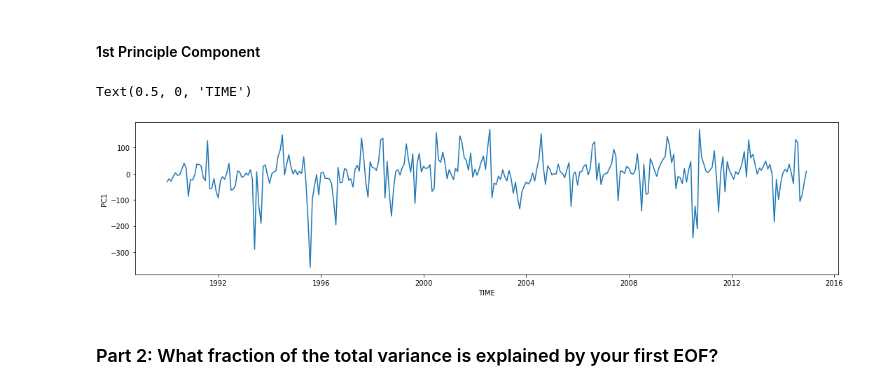
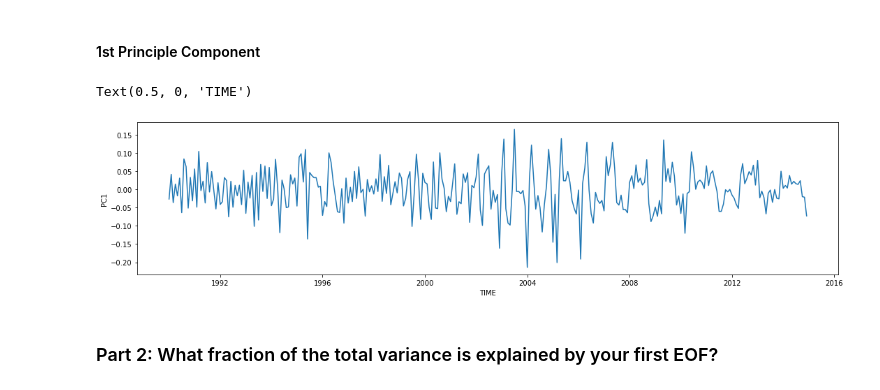
Before and after one commit to arpit-kapoor/DARE-PhD, a Jupyter notebook: assignments/DATA-6811/assignment-3/DATA6811 - Assignment 3 - Dimension Reduction.ipynb, the cells around one changed output. Saved outputs shown, nothing was run; the diff lists cells and outputs as text; code cells hidden in the pictures.

Commit message:
DATA6811 - Assignment 3 Part 1 solution - correction

```diff
--- a/assignments/DATA-6811/assignment-3/DATA6811 - Assignment 3 - Dimension Reduction.ipynb
+++ b/assignments/DATA-6811/assignment-3/DATA6811 - Assignment 3 - Dimension Reduction.ipynb
@@ -160,15 +160,15 @@ plot_colormap(data=EOF1_mat, data_as_matrix=True)
 #### 1st Principle Component
 # %%
 # 1st PC
-PC1 = data_as_matrix @ EOF1
+PC1 = u[0] # data_as_matrix @ EOF1
 
 plt.figure(figsize=(18, 4))
 plt.plot(prec_anom_df.TIME.unique(), PC1)
 plt.ylabel('PC1')
 plt.xlabel('TIME')
 # %% [output]
 Text(0.5, 0, 'TIME')
-[figure, old version]
+[figure, new version]
 # %% [markdown]
 ### Part 2: What fraction of the total variance is explained by your first EOF?
 # %%
```
Also changed, not shown: parts of 1 cell of this notebook.
